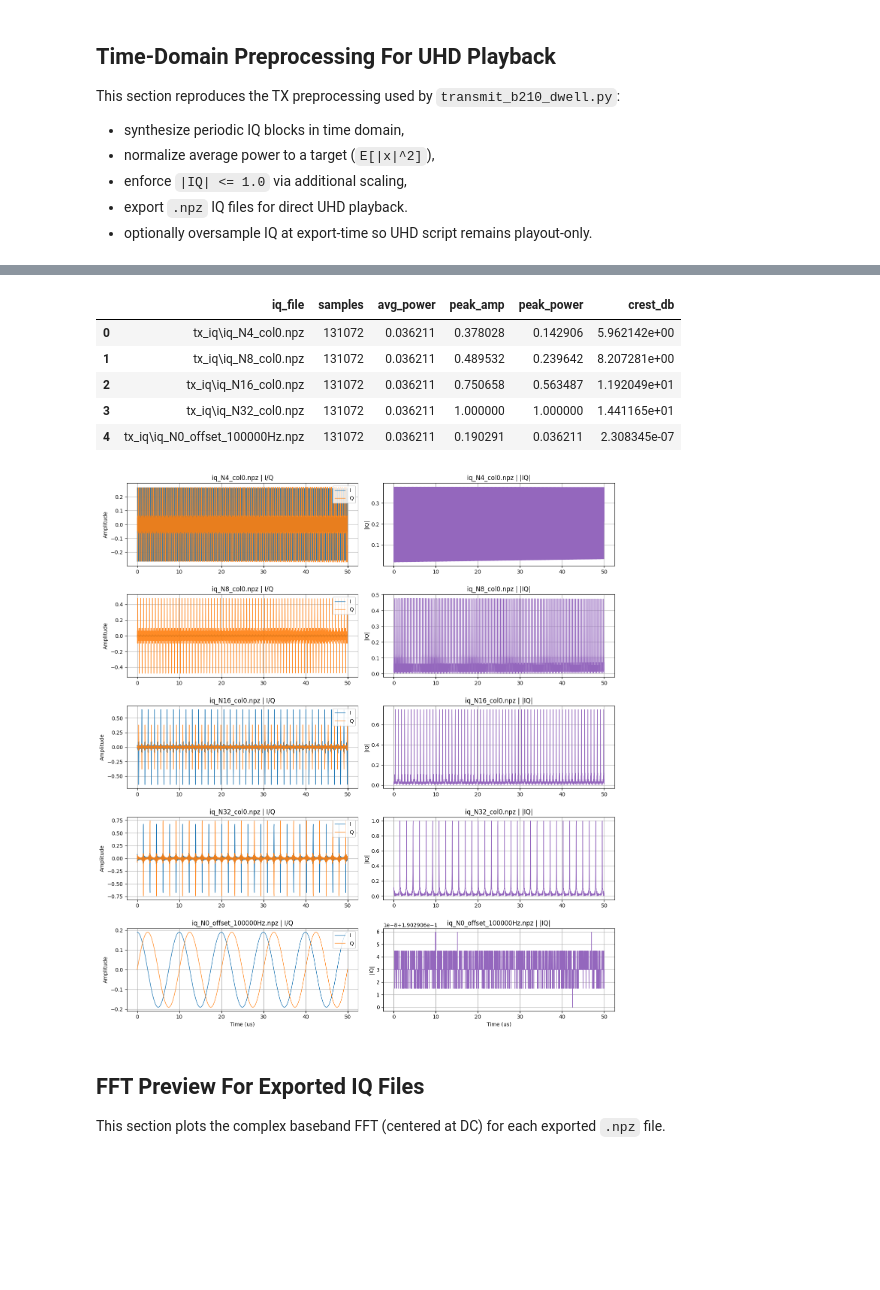
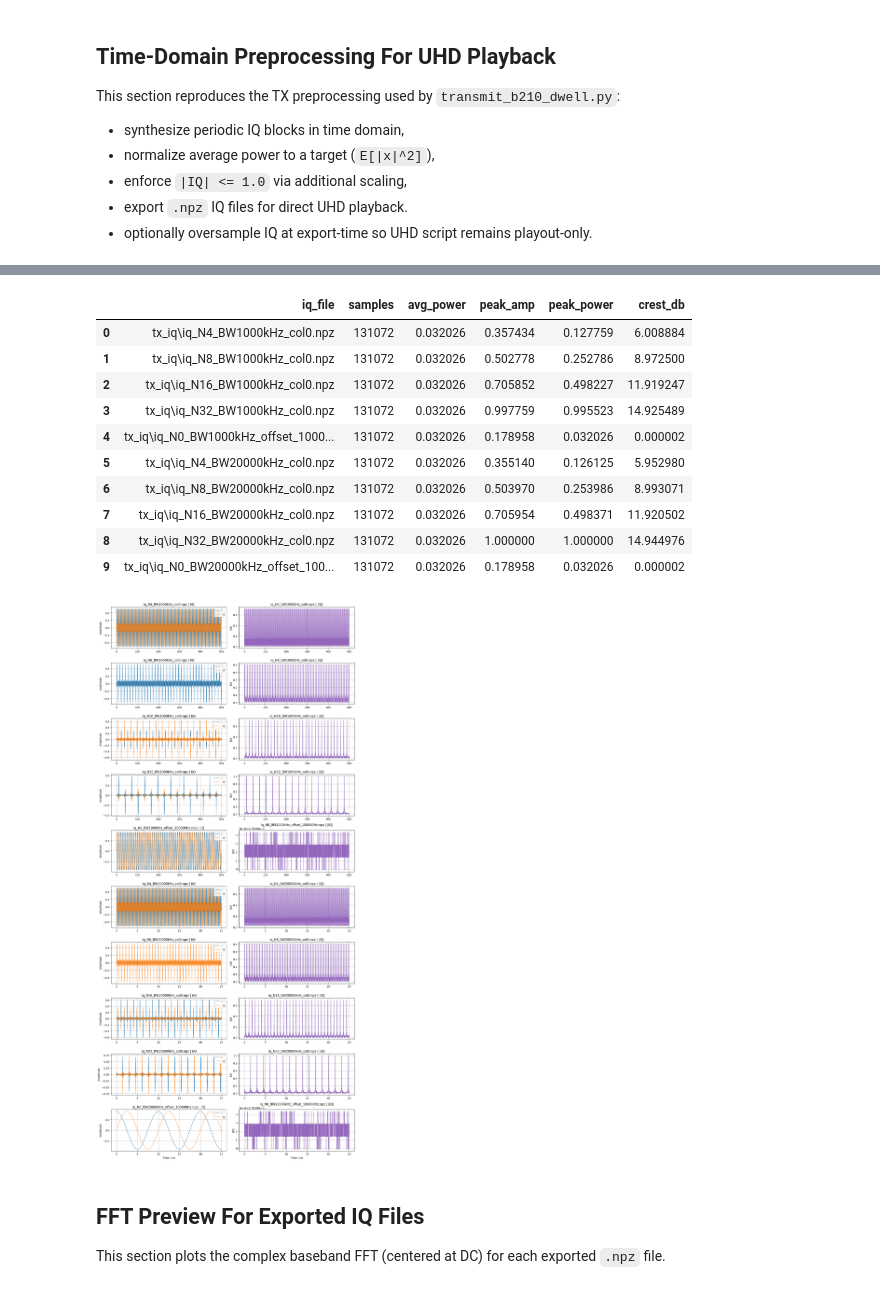
Before and after one commit to AMBIENT-6G/RF-waveform-optimization, a Jupyter notebook: read_weights_mat_files.ipynb, the cells around one changed output, grey strips where cells are left out. Saved outputs shown, nothing was run; the diff lists cells and outputs as text; code cells hidden in the pictures; blank space fills up the shorter version.

```diff
--- a/read_weights_mat_files.ipynb
+++ b/read_weights_mat_files.ipynb
@@ -103,9 +132,12 @@ def load_waveform_file(path: Path) -> dict:
         "f_abs_Hz": FC_HZ + fn,
     }
 # %%
-mat_files = sorted(DATA_DIR.glob("weightsN*.mat"), key=parse_n_tones)
+mat_files = sorted(
+    DATA_DIR.glob("weightsN*BW*.mat"),
+    key=lambda p: (parse_file_info(p)["bw_khz"], parse_file_info(p)["n_tones"]),
+)
 if not mat_files:
-    raise FileNotFoundError("No files matching weightsN*.mat found in the current directory.")
+    raise FileNotFoundError("No files matching weightsN*BW*.mat found in weights/.")
 
 waveforms = [load_waveform_file(p) for p in mat_files]
 print(f"Loaded {len(waveforms)} files: {[w['file'].name for w in waveforms]}")
@@ -135,12 +174,16 @@ summary
 # %%
 # Choose one waveform and one power-index column for detailed frequency-domain visualization.
 selected_n_tones = 32
+selected_bw_khz = 20000
 selected_power_idx = 0
 
-wf = next((w for w in waveforms if w["n_tones"] == selected_n_tones), None)
+wf = next(
+    (w for w in waveforms if w["n_tones"] == selected_n_tones and w["bw_khz"] == selected_bw_khz),
+    None,
+)
 if wf is None:
-    available = [w["n_tones"] for w in waveforms]
-    raise ValueError(f"N={selected_n_tones} not available. Choose from {available}")
+    available = sorted((w["n_tones"], w["bw_khz"]) for w in waveforms)
+    raise ValueError(f"(N,BW_kHz)=({selected_n_tones},{selected_bw_khz}) not available. Choose from {available}")
 
 selected_power_idx = int(np.clip(selected_power_idx, 0, wf["weights"].shape[1] - 1))
 tone_offsets_mhz = wf["fn"] / 1e6
@@ -150,7 +193,7 @@ fig, ax = plt.subplots(2, 1, figsize=(11, 7), sharex=True)
 ax[0].stem(tone_offsets_mhz, np.abs(w_col), basefmt=" ")
 ax[0].set_ylabel("|weight|")
 ax[0].set_title(
-    f"weightsN{wf['n_tones']} | column {selected_power_idx} | "
+    f"weightsN{wf['n_tones']}BW{wf['bw_khz']}kHz | column {selected_power_idx} | "
     f"Pin = {wf['inPwrVec_mW'][selected_power_idx]:.3f} mW"
 )
 
@@ -172,7 +215,7 @@ for c, w in zip(colors, waveforms):
         marker="o",
         color=c,
         linewidth=2,
-        label=f"N={w['n_tones']}",
+        label=f"N={w['n_tones']}, BW={w['bw_khz']}kHz",
     )
 
 ax.set_xlabel("Input RF power (mW)")
@@ -191,7 +234,14 @@ for c, w in zip(colors, waveforms):
     pin = np.asarray(w["inPwrVec_mW"], dtype=float)
     pout = np.asarray(w["Pdc"], dtype=float)
     eta = np.divide(pout, pin, out=np.full_like(pout, np.nan, dtype=float), where=pin > 0)
-    ax.scatter(10*np.log10(pin), eta * 100.0, marker="x", color=c, linewidth=2, label=f"N={w['n_tones']}")
+    ax.scatter(
+        10 * np.log10(pin),
+        eta * 100.0,
+        marker="x",
+        color=c,
+        linewidth=2,
+        label=f"N={w['n_tones']}, BW={w['bw_khz']}kHz",
+    )
 
 # Optional overlay: narrowband measured efficiency curve.
 nb_csv = Path("harvester-chart-data.csv")
@@ -593,7 +723,7 @@ for row_idx, (_, row) in enumerate(export_summary.iterrows()):
 
     with np.load(iq_file, allow_pickle=False) as data:
         iq = np.asarray(data["iq"]).squeeze().astype(np.complex64)
-        fs_hz = float(np.asarray(data["sample_rate_hz"]).squeeze()) if "sample_rate_hz" in data.files else SAMPLE_RATE_HZ
+        fs_hz = float(np.asarray(data["sample_rate_hz"]).squeeze()) if "sample_rate_hz" in data.files else float(row["tx_sample_rate_hz"])
 
     n_show = min(N_SHOW, iq.size)
     t_us = (np.arange(n_show) / fs_hz) * 1e6
@@ -616,39 +746,44 @@ for row_idx, (_, row) in enumerate(export_summary.iterrows()):
             "peak_power": peak_power,
             "crest_db": crest_db,
         }
     )
 
     ax_iq = axes[row_idx, 0]
     ax_mag = axes[row_idx, 1]
 
     ax_iq.plot(t_us, i_sig, label="I", linewidth=1.0)
     ax_iq.plot(t_us, q_sig, label="Q", linewidth=1.0, alpha=0.9)
     ax_iq.set_ylabel("Amplitude")
     ax_iq.set_title(f"{iq_file.name} | I/Q")
     ax_iq.grid(True)
     ax_iq.legend(loc="upper right")
 
     ax_mag.plot(t_us, mag, color="tab:purple", linewidth=1.0)
     ax_mag.set_ylabel("|IQ|")
     ax_mag.set_title(f"{iq_file.name} | |IQ|")
     ax_mag.grid(True)
 
     if row_idx == n_files - 1:
         ax_iq.set_xlabel("Time (us)")
         ax_mag.set_xlabel("Time (us)")
 
 plt.tight_layout()
 
 time_domain_summary = pd.DataFrame(metrics)
 time_domain_summary
 # %% [output]
 |  | iq_file | samples | avg_power | peak_amp | peak_power | crest_db |
-| 0 | tx_iq\iq_N4_col0.npz | 131072 | 0.036211 | 0.378028 | 0.142906 | 5.962142e+00 |
-| 1 | tx_iq\iq_N8_col0.npz | 131072 | 0.036211 | 0.489532 | 0.239642 | 8.207281e+00 |
-| 2 | tx_iq\iq_N16_col0.npz | 131072 | 0.036211 | 0.750658 | 0.563487 | 1.192049e+01 |
-| 3 | tx_iq\iq_N32_col0.npz | 131072 | 0.036211 | 1.000000 | 1.000000 | 1.441165e+01 |
-| 4 | tx_iq\iq_N0_offset_100000Hz.npz | 131072 | 0.036211 | 0.190291 | 0.036211 | 2.308345e-07 |
+| 0 | tx_iq\iq_N4_BW1000kHz_col0.npz | 131072 | 0.032026 | 0.357434 | 0.127759 | 6.008884 |
+| 1 | tx_iq\iq_N8_BW1000kHz_col0.npz | 131072 | 0.032026 | 0.502778 | 0.252786 | 8.972500 |
+| 2 | tx_iq\iq_N16_BW1000kHz_col0.npz | 131072 | 0.032026 | 0.705852 | 0.498227 | 11.919247 |
+| 3 | tx_iq\iq_N32_BW1000kHz_col0.npz | 131072 | 0.032026 | 0.997759 | 0.995523 | 14.925489 |
+| 4 | tx_iq\iq_N0_BW1000kHz_offset_1000... | 131072 | 0.032026 | 0.178958 | 0.032026 | 0.000002 |
+| 5 | tx_iq\iq_N4_BW20000kHz_col0.npz | 131072 | 0.032026 | 0.355140 | 0.126125 | 5.952980 |
+| 6 | tx_iq\iq_N8_BW20000kHz_col0.npz | 131072 | 0.032026 | 0.503970 | 0.253986 | 8.993071 |
+| 7 | tx_iq\iq_N16_BW20000kHz_col0.npz | 131072 | 0.032026 | 0.705954 | 0.498371 | 11.920502 |
+| 8 | tx_iq\iq_N32_BW20000kHz_col0.npz | 131072 | 0.032026 | 1.000000 | 1.000000 | 14.944976 |
+| 9 | tx_iq\iq_N0_BW20000kHz_offset_100... | 131072 | 0.032026 | 0.178958 | 0.032026 | 0.000002 |
-[figure, old version]
+[figure, new version]
 # %% [markdown]
 ## FFT Preview For Exported IQ Files
 
```
Also changed, not shown: parts of 11 cells of this notebook, 19 other files.
